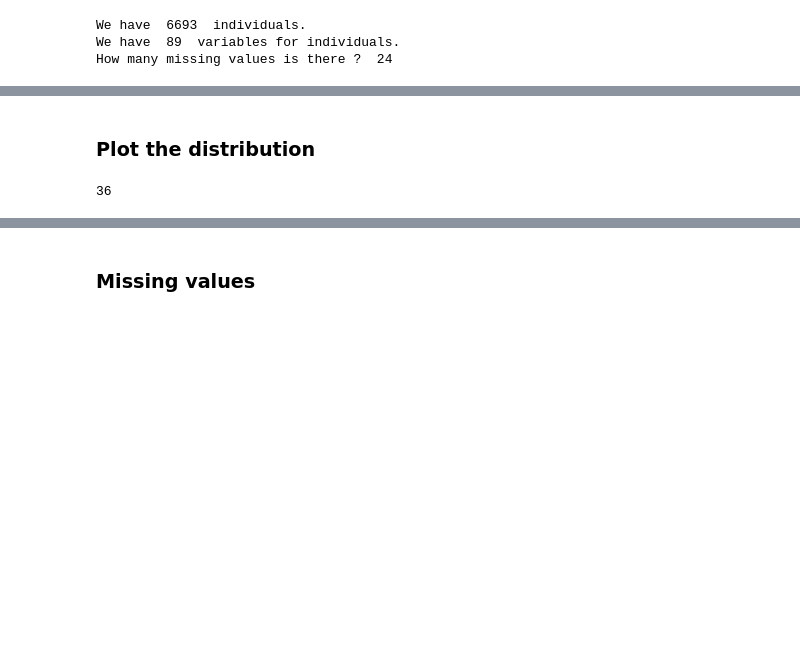
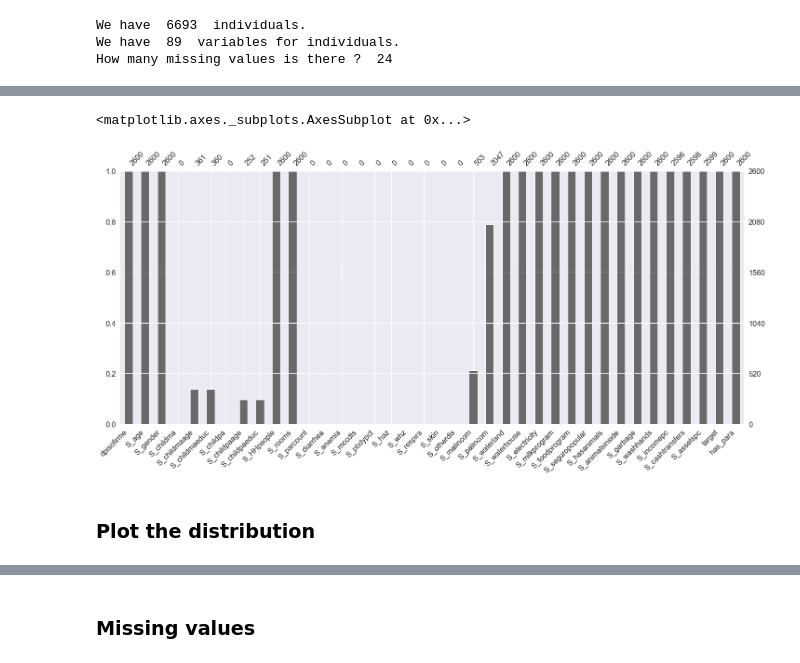
Before and after one commit to epfl-ada/ada-2020-project-milestone-p3-p3_2fast2curious, a Jupyter notebook: Data exploration.ipynb, the cells around one changed output, grey strips where cells are left out. Saved outputs shown, nothing was run; the diff lists cells and outputs as text; code cells hidden in the pictures; blank space fills up the shorter version.

```diff
--- a/Data exploration.ipynb
+++ b/Data exploration.ipynb
@@ -97,2 +140,7 @@ How many missing values is there ?  24
+# %%
+msno.bar(Data_explo_old)
+# %% [output]
+<matplotlib.axes._subplots.AxesSubplot at 0x...>
+[figure, added]
 # %% [markdown]
 ### Plot the distribution
@@ -106,4 +146,0 @@ Data_explo['S_gender'] = Data_explo['S_gender'].apply(lambda x : 1 if type(x) ==
-# %%
-len(Data_explo.columns)
-# %% [output]
-36
```
Also changed, not shown: parts of 23 cells of this notebook.
